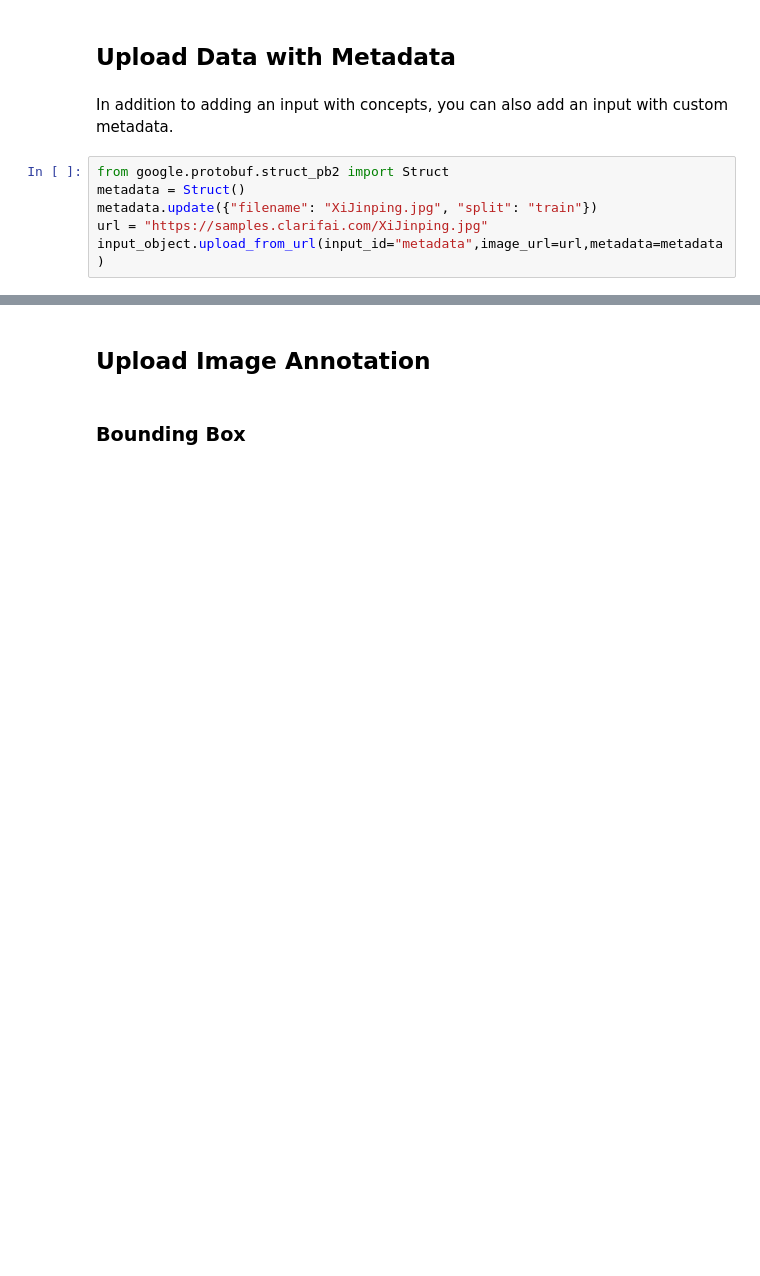
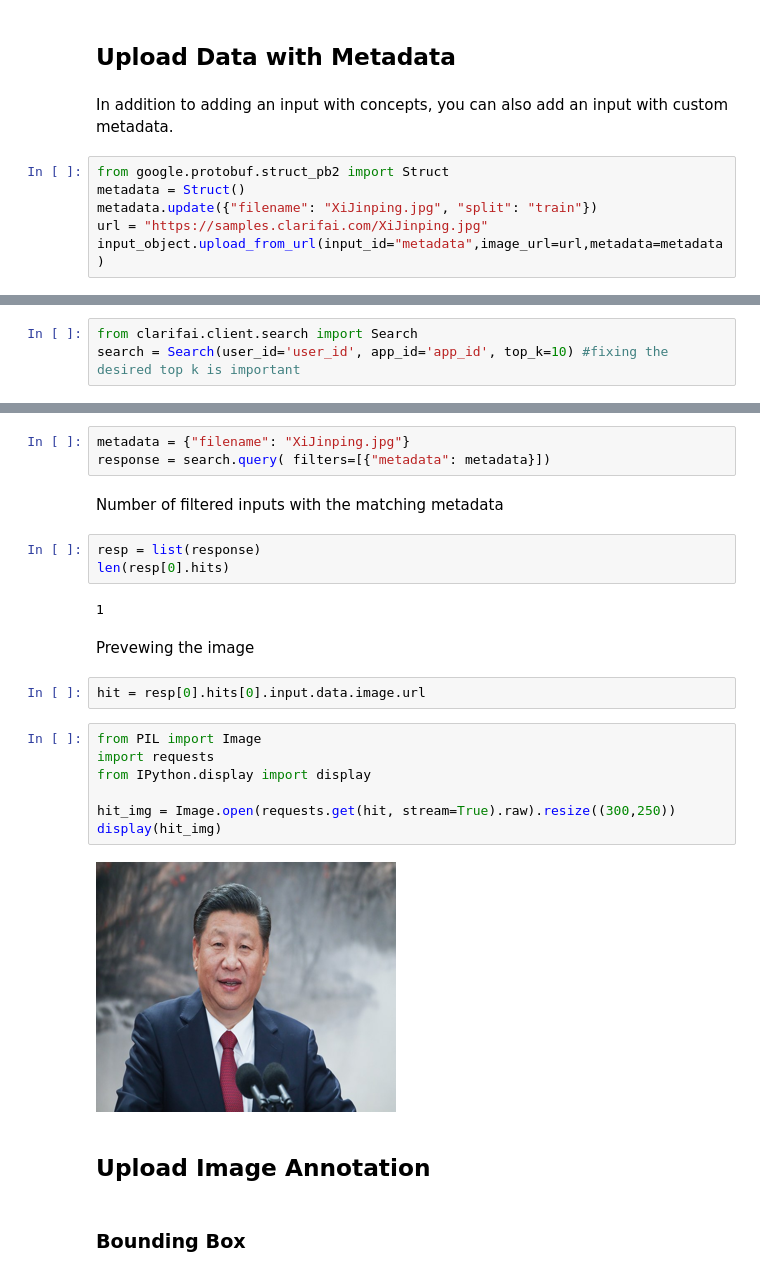
Before and after one commit to Clarifai/examples, a Jupyter notebook: datasets/upload/input_upload.ipynb, the cells around one changed output, grey strips where cells are left out. Drawn from its saved outputs; the diff is of its cells as text; blank space fills up the shorter version.

```diff
--- a/datasets/upload/input_upload.ipynb
+++ b/datasets/upload/input_upload.ipynb
@@ -54,0 +59,3 @@ input_object.upload_from_url(input_id="metadata",image_url=url,metadata=metadata
+# %%
+from clarifai.client.search import Search
+search = Search(user_id='user_id', app_id='app_id', top_k=10) #fixing the desired top k is important
@@ -55,3 +64,26 @@ input_object.upload_from_url(input_id="metadata",image_url=url,metadata=metadata
+# %%
+metadata = {"filename": "XiJinping.jpg"}
+response = search.query( filters=[{"metadata": metadata}])
+# %% [markdown]
+Number of filtered inputs with the matching metadata
+# %%
+resp = list(response)
+len(resp[0].hits)
+# %% [output]
+1
+# %% [markdown]
+Prevewing the image
+# %%
+hit = resp[0].hits[0].input.data.image.url
+# %%
+from PIL import Image
+import requests
+from IPython.display import display
+
+hit_img = Image.open(requests.get(hit, stream=True).raw).resize((300,250))
+display(hit_img)
+# %% [output]
+[figure, added]
 # %% [markdown]
 ## Upload Image Annotation
 # %% [markdown]
```
Also changed, not shown: parts of 3 cells of this notebook, 2 other files.
